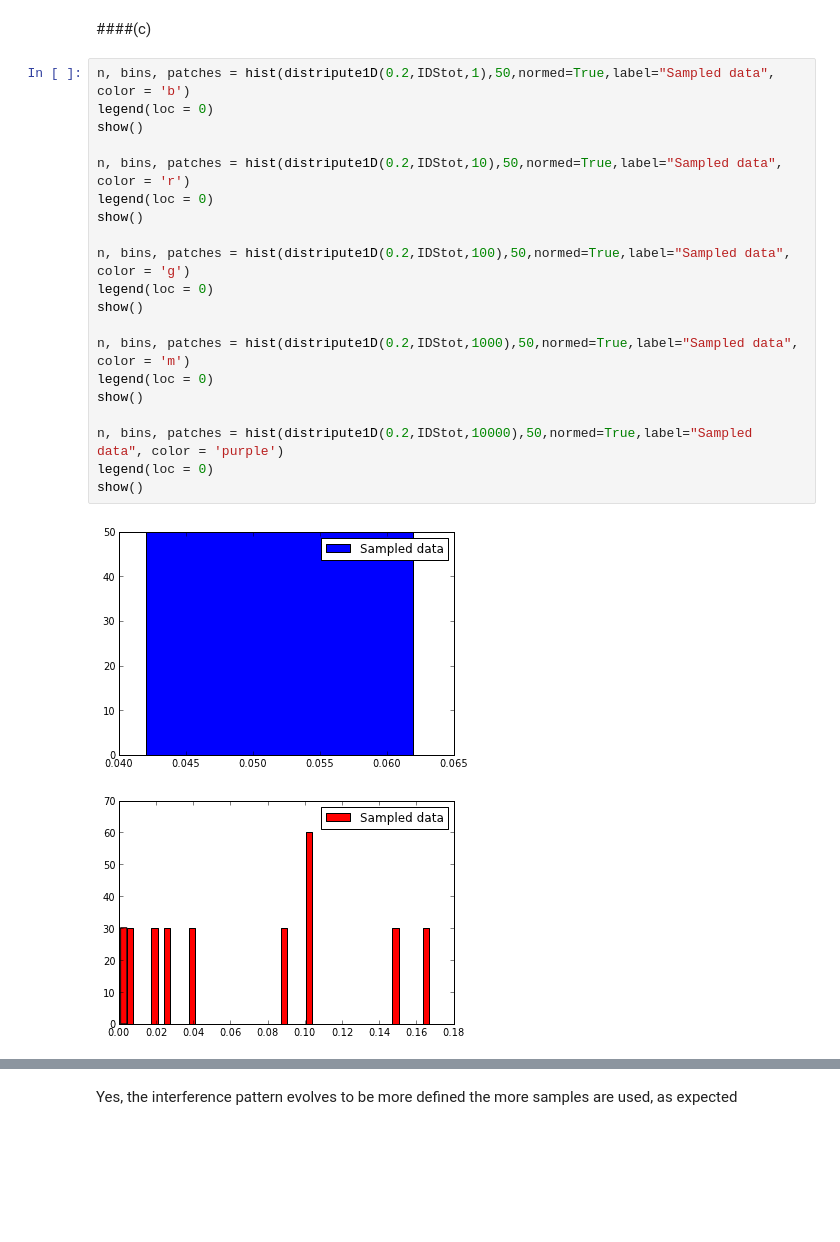
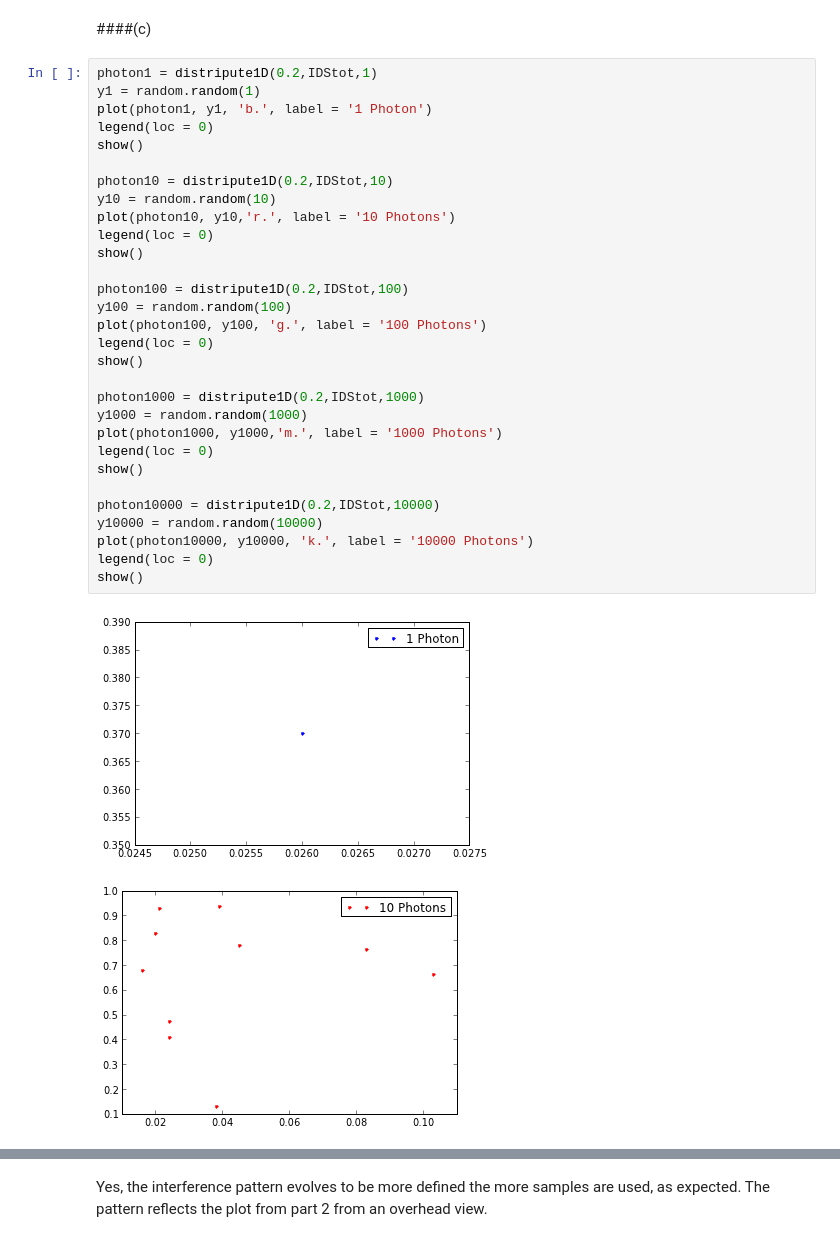
Before and after one commit to wsnyderPHYS202/PHYS202-S13, a Jupyter notebook: Week8/RandNumMonteCarlo.ipynb, the cells around one changed output, grey strips where cells are left out. Drawn from its saved outputs; the diff is of its cells as text; blank space fills up the shorter version.

```diff
--- a/Week8/RandNumMonteCarlo.ipynb
+++ b/Week8/RandNumMonteCarlo.ipynb
@@ -218,25 +218,35 @@ The histogram fairly accurately describes the true distribution.
 # %% [markdown]
 ####(c)
 # %%
-n, bins, patches = hist(distripute1D(0.2,IDStot,1),50,normed=True,label="Sampled data", color = 'b')
+photon1 = distripute1D(0.2,IDStot,1)
+y1 = random.random(1)
+plot(photon1, y1, 'b.', label = '1 Photon')
 legend(loc = 0)
 show()
 
-n, bins, patches = hist(distripute1D(0.2,IDStot,10),50,normed=True,label="Sampled data", color = 'r')
+photon10 = distripute1D(0.2,IDStot,10)
+y10 = random.random(10)
+plot(photon10, y10,'r.', label = '10 Photons')
 legend(loc = 0)
 show()
 
-n, bins, patches = hist(distripute1D(0.2,IDStot,100),50,normed=True,label="Sampled data", color = 'g')
+photon100 = distripute1D(0.2,IDStot,100)
+y100 = random.random(100)
+plot(photon100, y100, 'g.', label = '100 Photons')
 legend(loc = 0)
 show()
 
-n, bins, patches = hist(distripute1D(0.2,IDStot,1000),50,normed=True,label="Sampled data", color = 'm')
+photon1000 = distripute1D(0.2,IDStot,1000)
+y1000 = random.random(1000)
+plot(photon1000, y1000,'m.', label = '1000 Photons')
 legend(loc = 0)
 show()
 
-n, bins, patches = hist(distripute1D(0.2,IDStot,10000),50,normed=True,label="Sampled data", color = 'purple')
+photon10000 = distripute1D(0.2,IDStot,10000)
+y10000 = random.random(10000)
+plot(photon10000, y10000, 'k.', label = '10000 Photons')
 legend(loc = 0)
 show()
 # %% [output]
-[figure, old version]
+[figure, new version]
-[figure, old version]
+[figure, new version]
@@ -246,2 +256,2 @@ show()
 # %% [markdown]
-Yes, the interference pattern evolves to be more defined the more samples are used, as expected
+Yes, the interference pattern evolves to be more defined the more samples are used, as expected. The pattern reflects the plot from part 2 from an overhead view.
```
Also changed, not shown: parts of 8 cells of this notebook, 1 other file.
